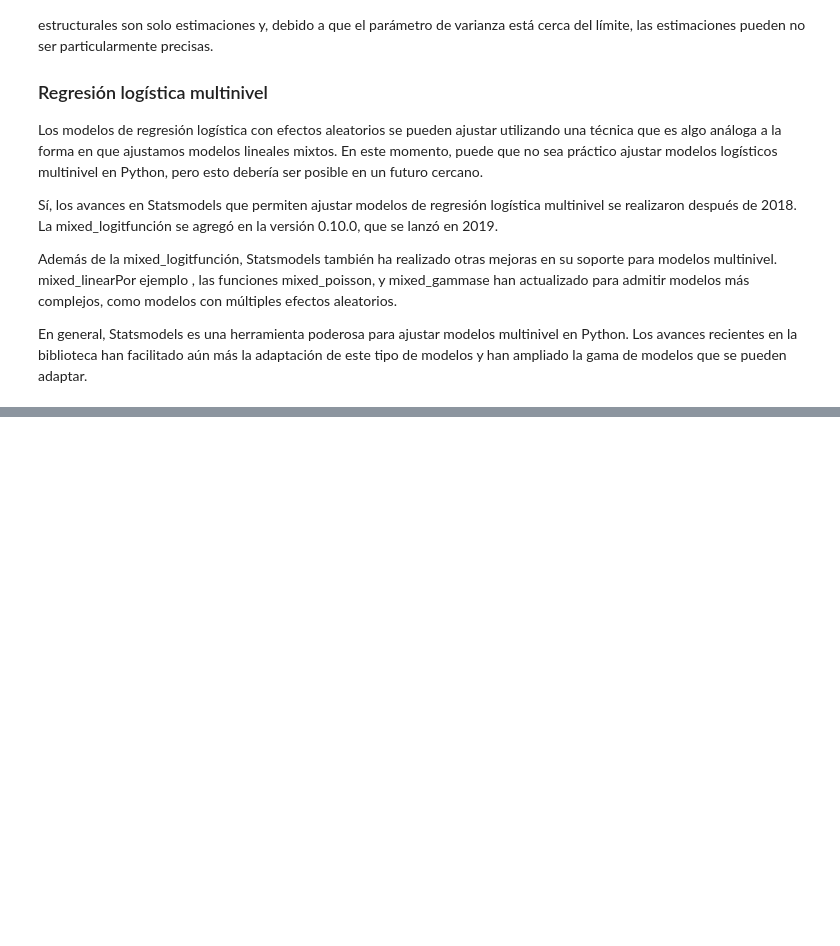
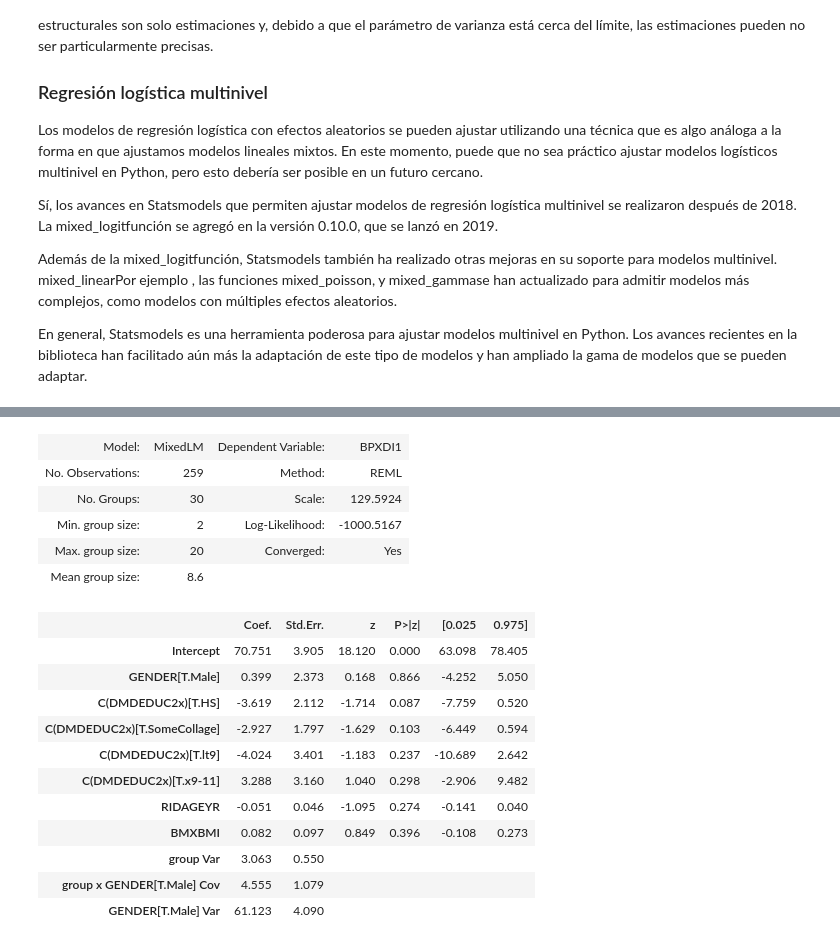
Before and after one commit to onavarrete04/Introduccion-Ciencia-Datos, a Jupyter notebook: 2023_modelos_estadísticos_datos.ipynb, the cells around one changed output, grey strips where cells are left out. Saved outputs shown, nothing was run; the diff lists cells and outputs as text; code cells hidden in the pictures; blank space fills up the shorter version.

Commit message:
Preguntas y repaso modelos multinivel y marginales

```diff
--- a/2023_modelos_estadísticos_datos.ipynb
+++ b/2023_modelos_estadísticos_datos.ipynb
@@ -2625,0 +2736,8 @@ En general, Statsmodels es una herramienta poderosa para ajustar modelos multini
+# %%
+dx = pd.read_csv("nhanes_2015_2016.csv").dropna()
+dx = dx[["BPXDI1"]].dropna()
+datos["BPXDI1"] = dx.BPXDI1.dropna()
+
+mujer = datos.loc[datos.GENDER =="Female",:]
+hombre = datos.loc[datos.GENDER == "Male",:]
+mujer.shape
@@ -2625,0 +2807,29 @@ En general, Statsmodels es una herramienta poderosa para ajustar modelos multini
+# %%
+model_mix = sm.MixedLM.from_formula(
+    formula = "BPXDI1 ~ RIDAGEYR + BMXBMI + GENDER + C(DMDEDUC2x)",
+    groups= "group",
+    re_formula = "1 + GENDER",
+    data = datos
+)
+
+result_mix = model_mix.fit()
+result_mix.summary()
+# %% [output]
+| Model: | MixedLM | Dependent Variable: | BPXDI1 |
+| No. Observations: | 259 | Method: | REML |
+| No. Groups: | 30 | Scale: | 129.5924 |
+| Min. group size: | 2 | Log-Likelihood: | -1000.5167 |
+| Max. group size: | 20 | Converged: | Yes |
+| Mean group size: | 8.6 |  |  |
+|  | Coef. | Std.Err. | z | P>|z| | [0.025 | 0.975] |
+| Intercept | 70.751 | 3.905 | 18.120 | 0.000 | 63.098 | 78.405 |
+| GENDER[T.Male] | 0.399 | 2.373 | 0.168 | 0.866 | -4.252 | 5.050 |
+| C(DMDEDUC2x)[T.HS] | -3.619 | 2.112 | -1.714 | 0.087 | -7.759 | 0.520 |
+| C(DMDEDUC2x)[T.SomeCollage] | -2.927 | 1.797 | -1.629 | 0.103 | -6.449 | 0.594 |
+| C(DMDEDUC2x)[T.lt9] | -4.024 | 3.401 | -1.183 | 0.237 | -10.689 | 2.642 |
+| C(DMDEDUC2x)[T.x9-11] | 3.288 | 3.160 | 1.040 | 0.298 | -2.906 | 9.482 |
+| RIDAGEYR | -0.051 | 0.046 | -1.095 | 0.274 | -0.141 | 0.040 |
+| BMXBMI | 0.082 | 0.097 | 0.849 | 0.396 | -0.108 | 0.273 |
+| group Var | 3.063 | 0.550 |  |  |  |  |
+| group x GENDER[T.Male] Cov | 4.555 | 1.079 |  |  |  |  |
+| GENDER[T.Male] Var | 61.123 | 4.090 |  |  |  |  |
```
Also changed, not shown: parts of 33 cells of this notebook.
